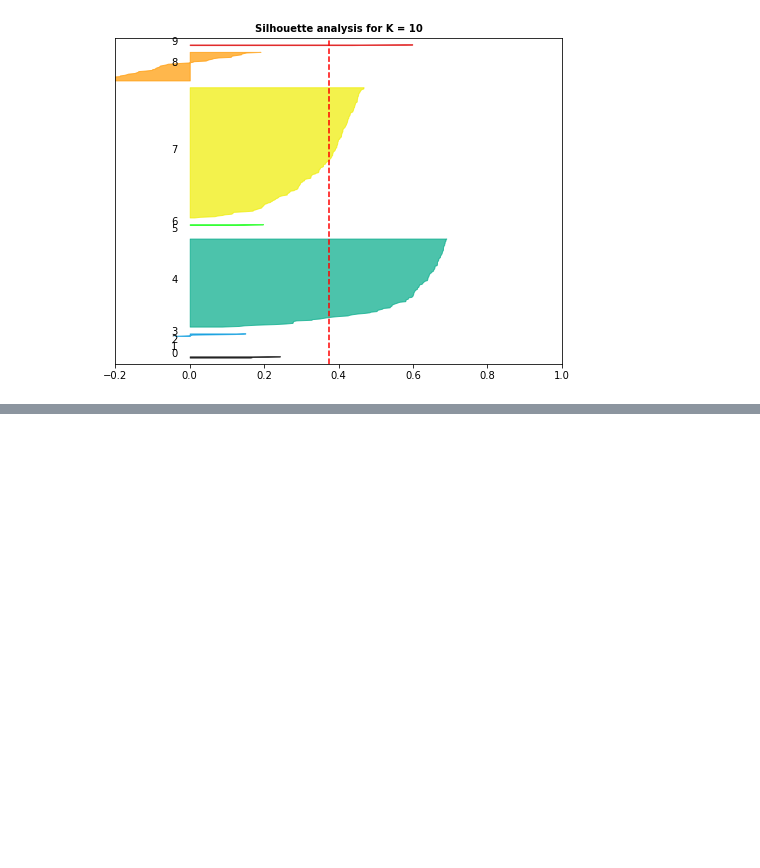
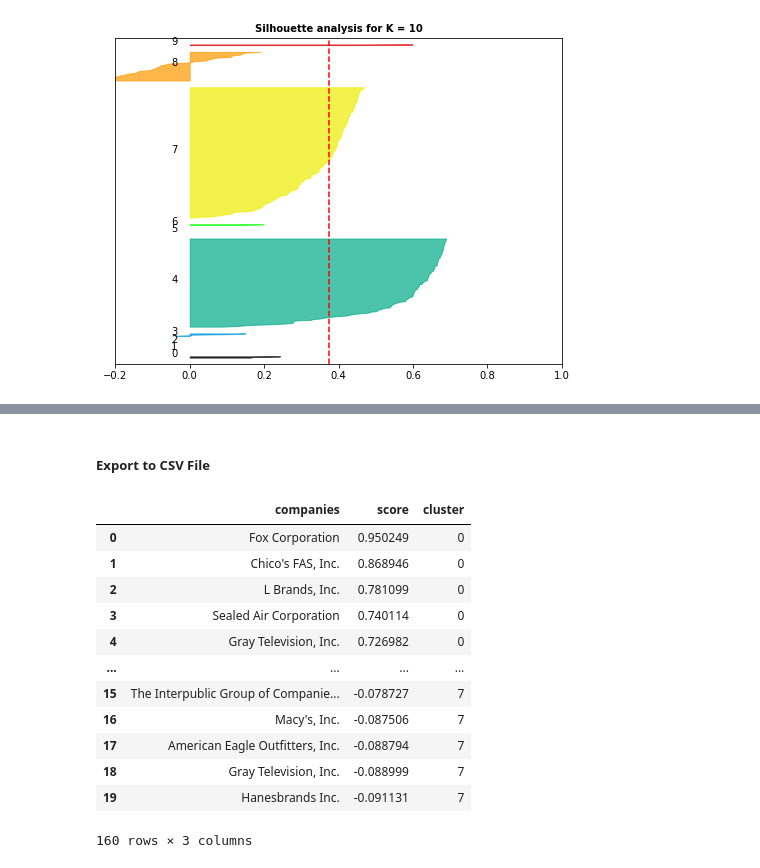
Before and after one commit to geotrieu/fsa, a Jupyter notebook: Jupyter/kmeans.ipynb, the cells around one changed output, grey strips where cells are left out. Cells and saved outputs as stored; diff of their text form; code cells hidden in the pictures; blank space fills up the shorter version.

Commit message:
Added export csv

```diff
--- a/Jupyter/kmeans.ipynb
+++ b/Jupyter/kmeans.ipynb
@@ -151 +168,25 @@ plotWords(dfs, 20)
 [figure]
+# %% [markdown]
+##### Export to CSV File
+# %%
+df_combined = pd.DataFrame()
+for i in range(len(dfs)):
+    df_with_index = dfs[i];
+    df_with_index['cluster'] = i;
+    df_combined = df_combined.append(df_with_index)
+# %%
+df_combined
+# %% [output]
+|  | companies | score | cluster |
+| 0 | Fox Corporation | 0.950249 | 0 |
+| 1 | Chico's FAS, Inc. | 0.868946 | 0 |
+| 2 | L Brands, Inc. | 0.781099 | 0 |
+| 3 | Sealed Air Corporation | 0.740114 | 0 |
+| 4 | Gray Television, Inc. | 0.726982 | 0 |
+| ... | ... | ... | ... |
+| 15 | The Interpublic Group of Companie... | -0.078727 | 7 |
+| 16 | Macy's, Inc. | -0.087506 | 7 |
+| 17 | American Eagle Outfitters, Inc. | -0.088794 | 7 |
+| 18 | Gray Television, Inc. | -0.088999 | 7 |
+| 19 | Hanesbrands Inc. | -0.091131 | 7 |
+160 rows × 3 columns
```
Also changed, not shown: parts of 2 cells of this notebook.
